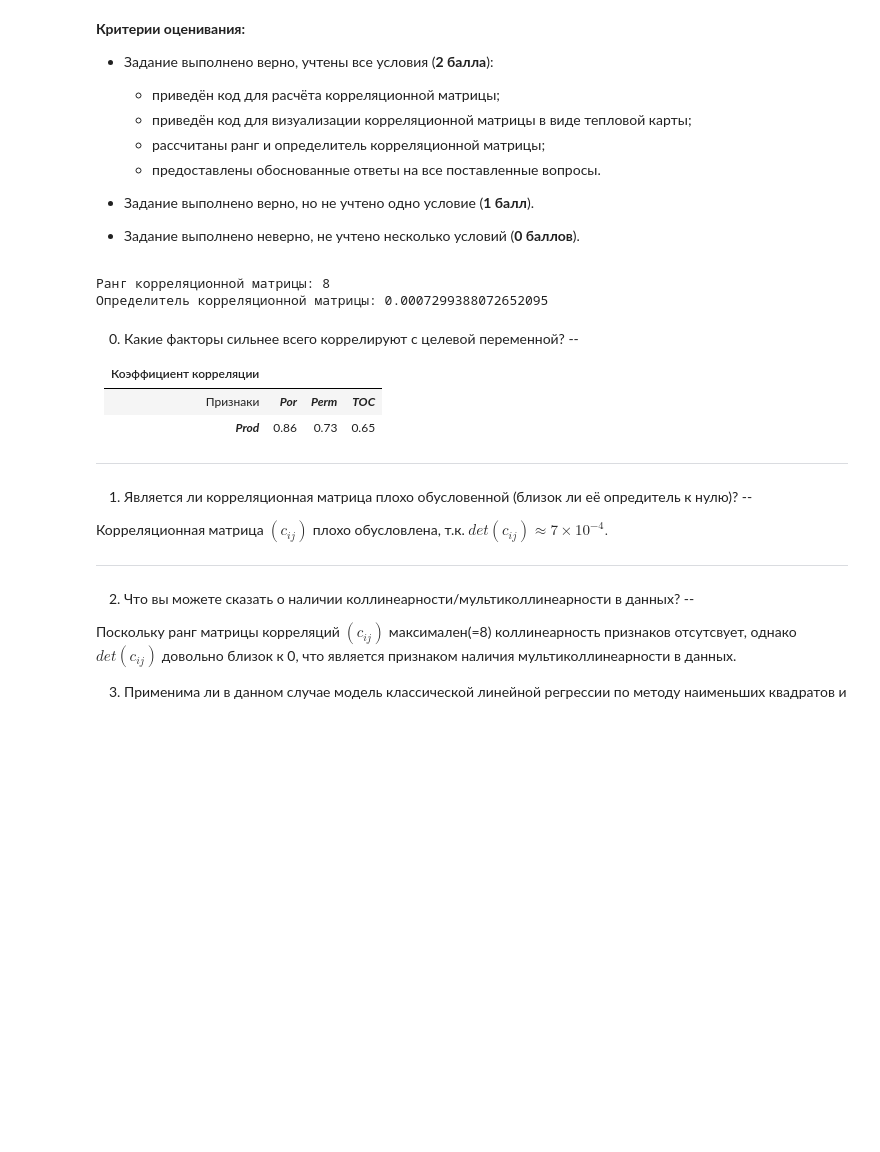
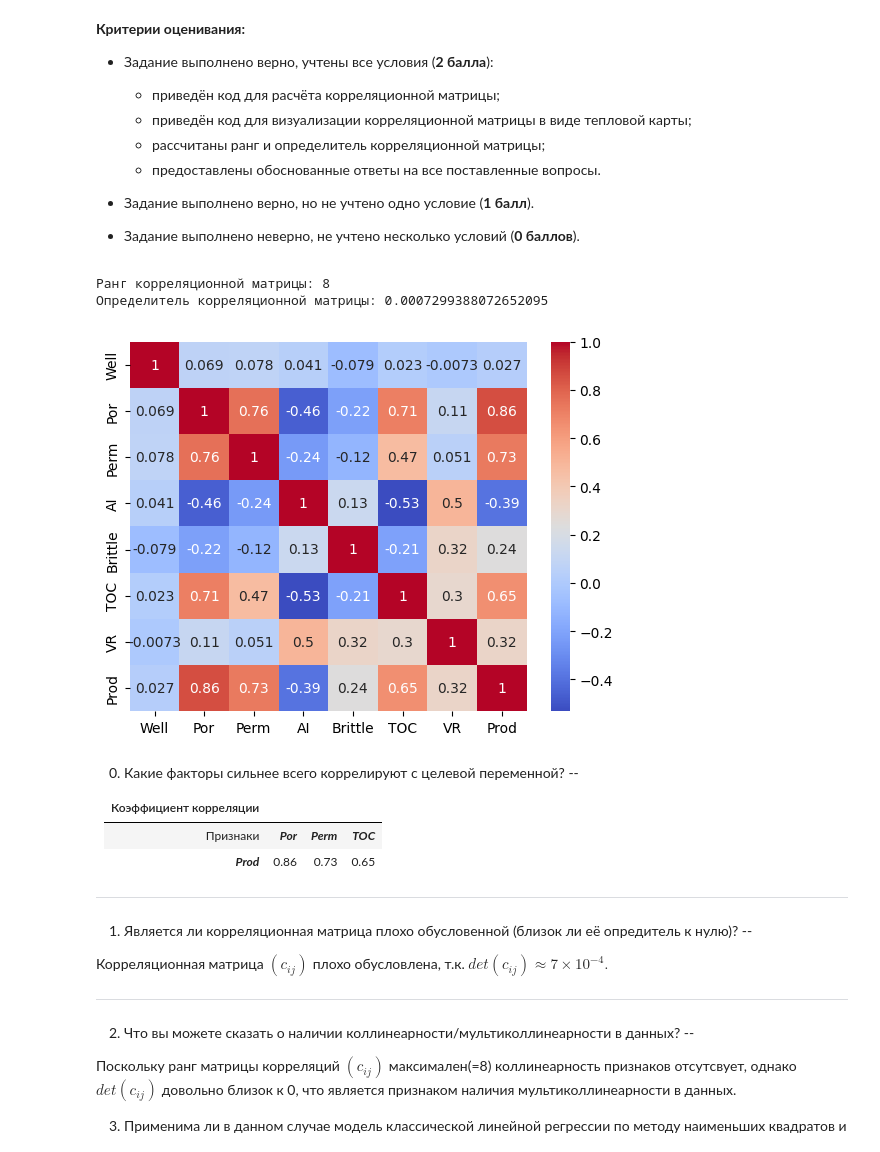
Before and after one commit to akitim/SkillFactory_current, a Jupyter notebook: MATH_ML_2_Практика_Акимкин.ipynb, the cells around one changed output. Saved outputs shown, nothing was run; the diff lists cells and outputs as text; code cells hidden in the pictures; blank space fills up the shorter version.

```diff
--- a/MATH_ML_2_Практика_Акимкин.ipynb
+++ b/MATH_ML_2_Практика_Акимкин.ipynb
@@ -93,20 +144,21 @@ data.head()
 # %%
 #корреляционная матрица факторов
 corr_matrix = data.corr()
 
 #тепловая карта корреляций факторов
-# sns.heatmap(corr_matrix, cmap='coolwarm', annot=True);
+sns.heatmap(corr_matrix, cmap='coolwarm', annot=True);
 
 #ранг корреляционной матрицы
 corr_matrix_rank = np.linalg.matrix_rank(corr_matrix)
 print(f'Ранг корреляционной матрицы: {corr_matrix_rank}')
 
 #определитель корреляционной матрицы
 corr_matrix_det = np.linalg.det(corr_matrix)
 print(f'Определитель корреляционной матрицы: {corr_matrix_det}')
 # %% [output]
 Ранг корреляционной матрицы: 8
 Определитель корреляционной матрицы: 0.0007299388072652095
+[figure, added]
 # %% [markdown]
 0) Какие факторы сильнее всего коррелируют с целевой переменной?
 --
```
Also changed, not shown: parts of 6 cells of this notebook.
